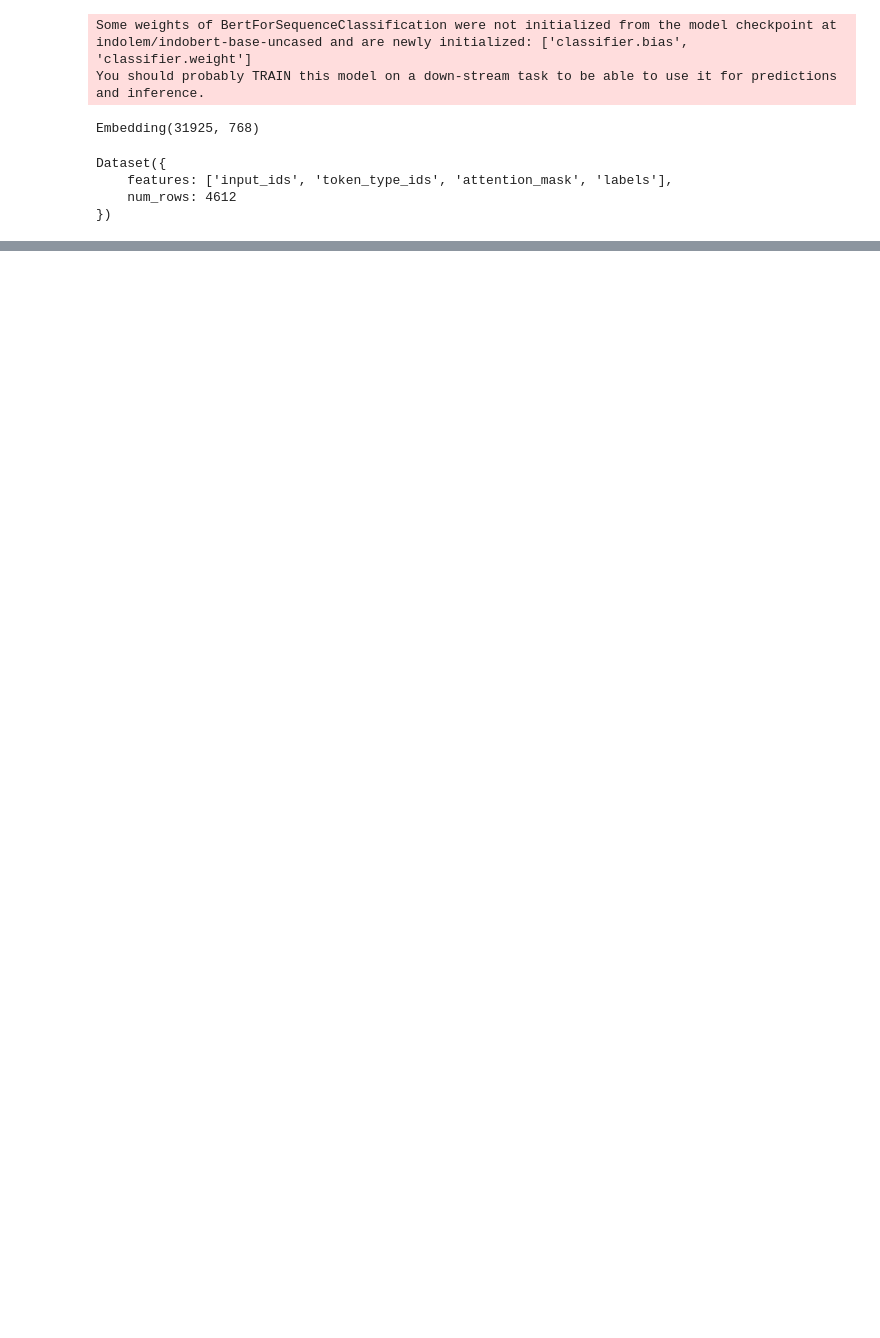
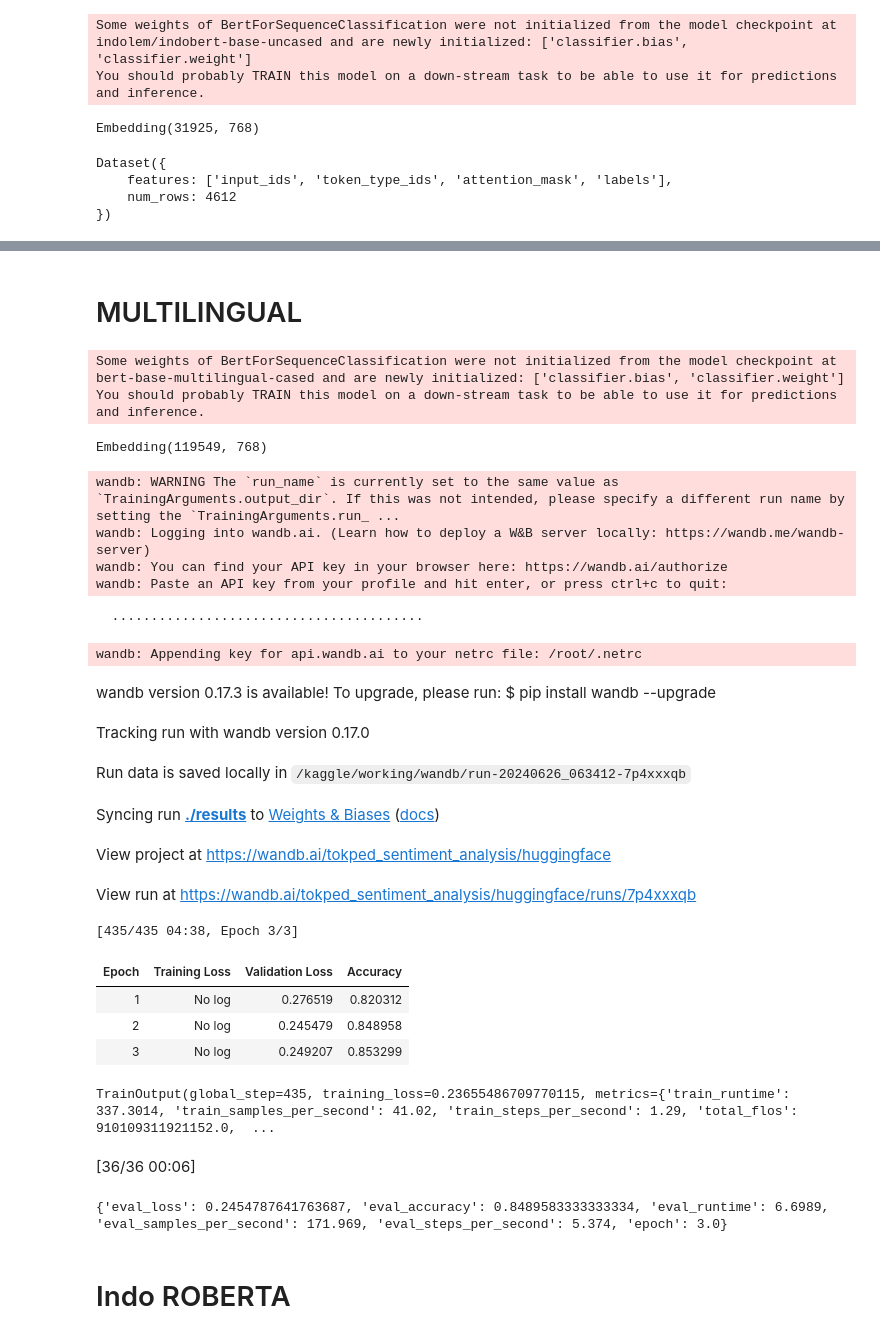
Before and after one commit to nicholasgun/NLP_Project, a Jupyter notebook: absa.ipynb, the cells around one changed output, grey strips where cells are left out. Drawn from its saved outputs; the diff is of its cells as text; code cells hidden in the pictures; blank space fills up the shorter version.

Commit message:
Kaggle Notebook | Sentiment Analysis Tokopedia | Version 4

```diff
--- a/absa.ipynb
+++ b/absa.ipynb
@@ -220,0 +228,2 @@ Predicted Sentiment: Neutral
+# %% [markdown]
+# MULTILINGUAL
@@ -220,0 +297,61 @@ Predicted Sentiment: Neutral
+# %%
+# Load pre-trained model with a classification head
+model = AutoModelForSequenceClassification.from_pretrained("bert-base-multilingual-cased", num_labels=3)
+model.resize_token_embeddings(len(tokenizer))
+# %% [output]
+Some weights of BertForSequenceClassification were not initialized from the model checkpoint at bert-base-multilingual-cased and are newly initialized: ['classifier.bias', 'classifier.weight']
+You should probably TRAIN this model on a down-stream task to be able to use it for predictions and inference.
+Embedding(119549, 768)
+# %%
+from transformers import TrainingArguments, Trainer
+
+# Define training arguments
+training_args = TrainingArguments(
+    output_dir="./results",
+    eval_strategy = "epoch",
+    save_strategy = "epoch",
+    learning_rate=2e-5,
+    per_device_train_batch_size=16,
+    per_device_eval_batch_size=16,
+    num_train_epochs=3,
+    load_best_model_at_end=True,
+    weight_decay=0.01,
+)
+
+# Define trainer
+trainer = Trainer(
+    model=model,
+    args=training_args,
+    train_dataset=tokenized_train_dataset,
+    eval_dataset=tokenized_test_dataset,
+    tokenizer=tokenizer,
+    compute_metrics=compute_metrics
+)
+
+# Train the model
+trainer.train()
+# %% [output]
+wandb: WARNING The `run_name` is currently set to the same value as `TrainingArguments.output_dir`. If this was not intended, please specify a different run name by setting the `TrainingArguments.run_ ...
+wandb: Logging into wandb.ai. (Learn how to deploy a W&B server locally: https://wandb.me/wandb-server)
+wandb: You can find your API key in your browser here: https://wandb.ai/authorize
+wandb: Paste an API key from your profile and hit enter, or press ctrl+c to quit:
+  ········································
+wandb: Appending key for api.wandb.ai to your netrc file: /root/.netrc
+wandb version 0.17.3 is available! To upgrade, please run: $ pip install wandb --upgrade
+Tracking run with wandb version 0.17.0
+Run data is saved locally in /kaggle/working/wandb/run-20240626_063412-7p4xxxqb
+Syncing run ./results to Weights & Biases (docs)
+View project at https://wandb.ai/tokped_sentiment_analysis/huggingface
+View run at https://wandb.ai/tokped_sentiment_analysis/huggingface/runs/7p4xxxqb
+[435/435 04:38, Epoch 3/3]
+| Epoch | Training Loss | Validation Loss | Accuracy |
+| 1 | No log | 0.276519 | 0.820312 |
+| 2 | No log | 0.245479 | 0.848958 |
+| 3 | No log | 0.249207 | 0.853299 |
+TrainOutput(global_step=435, training_loss=0.23655486709770115, metrics={'train_runtime': 337.3014, 'train_samples_per_second': 41.02, 'train_steps_per_second': 1.29, 'total_flos': 910109311921152.0,  ...
+# %%
+results = trainer.evaluate(tokenized_test_dataset)
+print(results)
+# %% [output]
+[36/36 00:06]
+{'eval_loss': 0.2454787641763687, 'eval_accuracy': 0.8489583333333334, 'eval_runtime': 6.6989, 'eval_samples_per_second': 171.969, 'eval_steps_per_second': 5.374, 'epoch': 3.0}
@@ -220,0 +360,2 @@ Predicted Sentiment: Neutral
+# %% [markdown]
+# Indo ROBERTA
```
Also changed, not shown: parts of 11 cells of this notebook.
